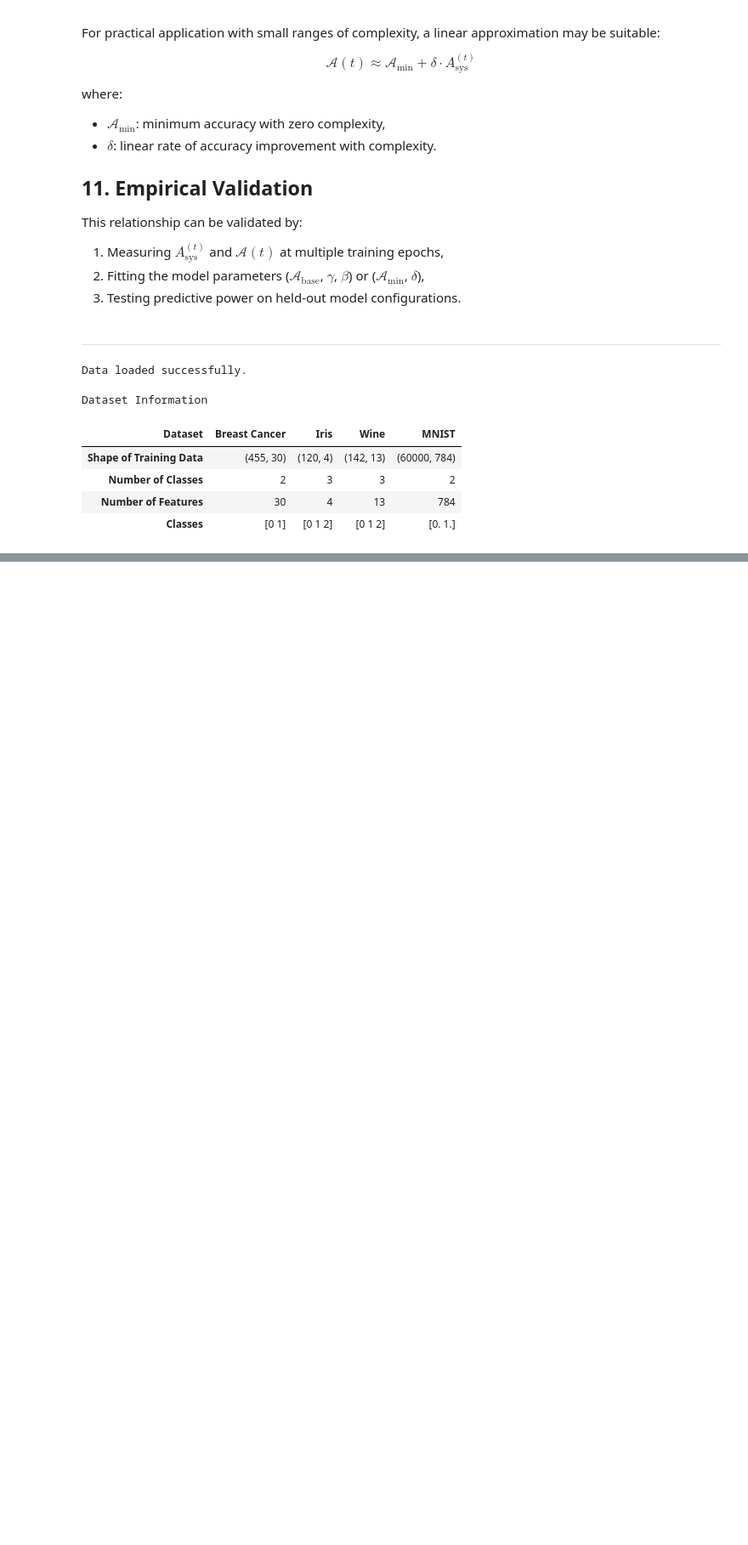
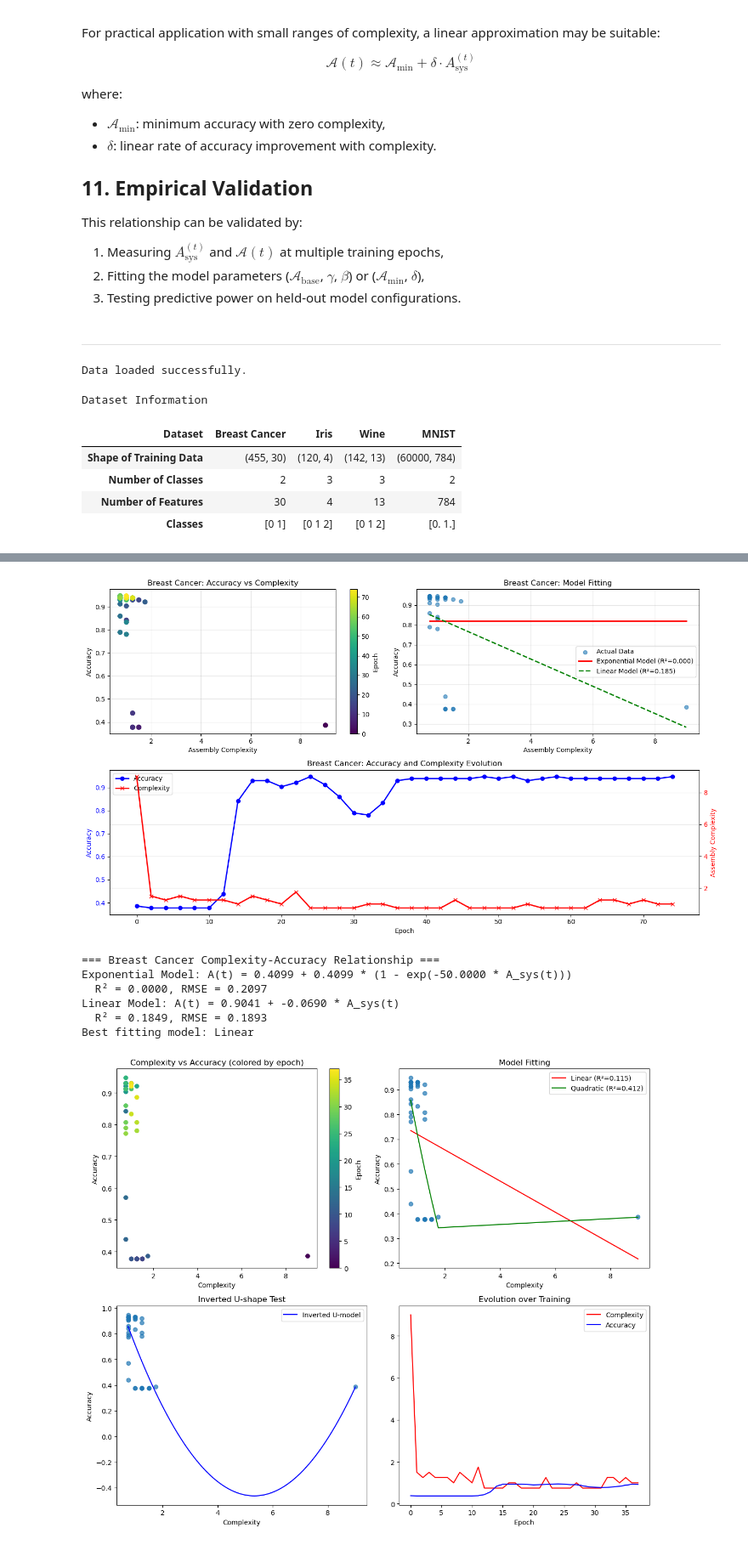
Before and after one commit to Cind3r/CASTLE, a Jupyter notebook: CASTLE.ipynb, the cells around one changed output, grey strips where cells are left out. Shown at 85% size. Cells and saved outputs as stored; diff of their text form; code cells hidden in the pictures; blank space fills up the shorter version.

Commit message:
Update main file, fix some training functions and prevent autosave fig output, provided examples

````diff
--- a/CASTLE.ipynb
+++ b/CASTLE.ipynb
@@ -307,3 +320,24 @@ where:
 >    """
 >    return A_min + delta * complexity
 >```
+# %%
+# Example Usage of Training Functions
+bc_model = MolecularNeuralNet(
+    input_size=X_train_cancer.shape[1],
+    hidden_sizes=[32, 16, 8],
+    output_size=1,
+    dropout=0.2
+)
+
+bc_model, bc_tracker, bc_losses, bc_accuracies, bc_complexities = train_complexity_aware(
+    model=bc_model,
+    X_train=X_train_cancer,
+    y_train=y_train_cancer,
+    X_test=X_test_cancer,
+    y_test=y_test_cancer,
+    epochs=75,
+    lr=0.001,
+    track_every=2,
+    molecule_size=2,
+    complexity_range=(1,10)    # Cap for beneficial complexity
+)
@@ -309,0 +362,18 @@ where:
+# %%
+# Example Usage of Analyzer Functions
+bc_complexity_accuracy_df = validate_complexity_accuracy_relationship(
+    tracker=bc_tracker,
+    accuracies=bc_accuracies,
+    dataset_name="Breast Cancer"
+)
+
+analyze_complexity_accuracy_relationship(accuracies=bc_accuracies, complexities=bc_complexities, dataset_name="Breast Cancer")
+# %% [output]
+[figure, added]
+=== Breast Cancer Complexity-Accuracy Relationship ===
+Exponential Model: A(t) = 0.4099 + 0.4099 * (1 - exp(-50.0000 * A_sys(t)))
+  R² = 0.0000, RMSE = 0.2097
+Linear Model: A(t) = 0.9041 + -0.0690 * A_sys(t)
+  R² = 0.1849, RMSE = 0.1893
+Best fitting model: Linear
+[figure, added]
````
Also changed, not shown: parts of 11 cells of this notebook, 2 other files.
